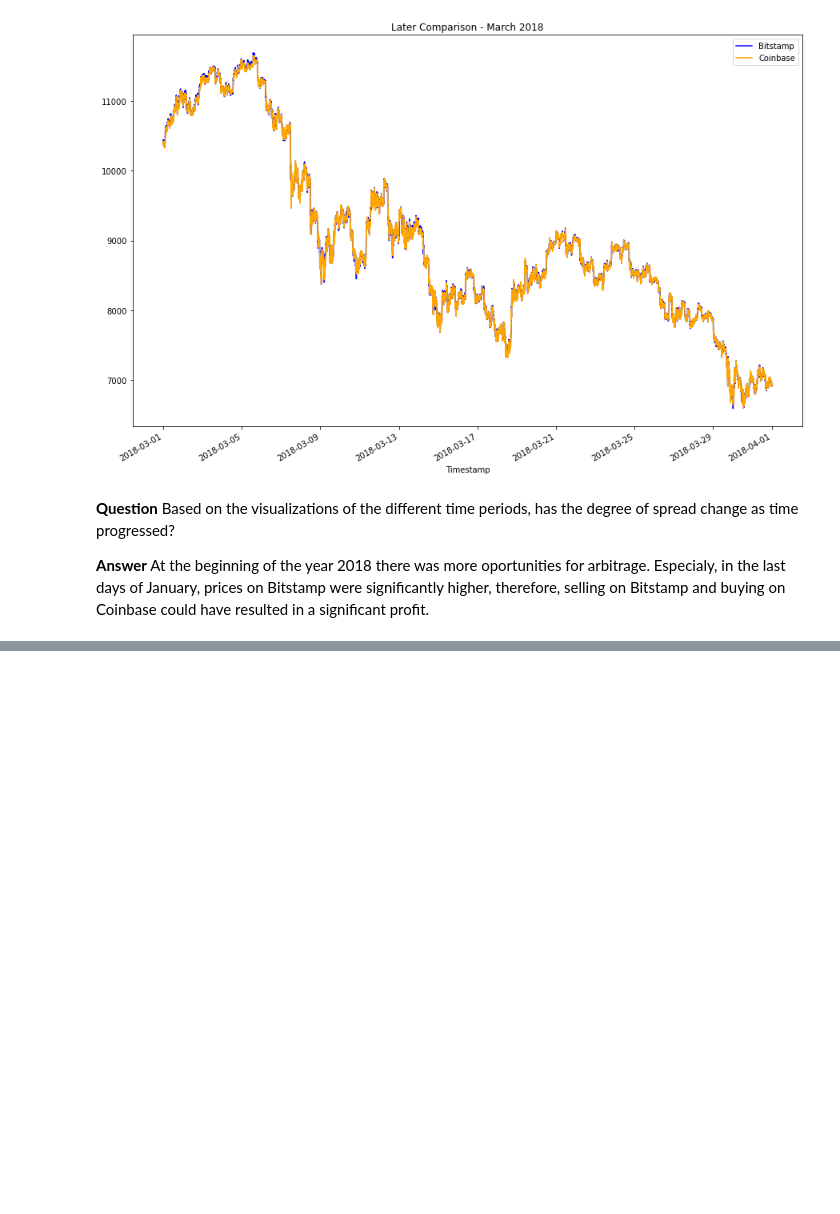
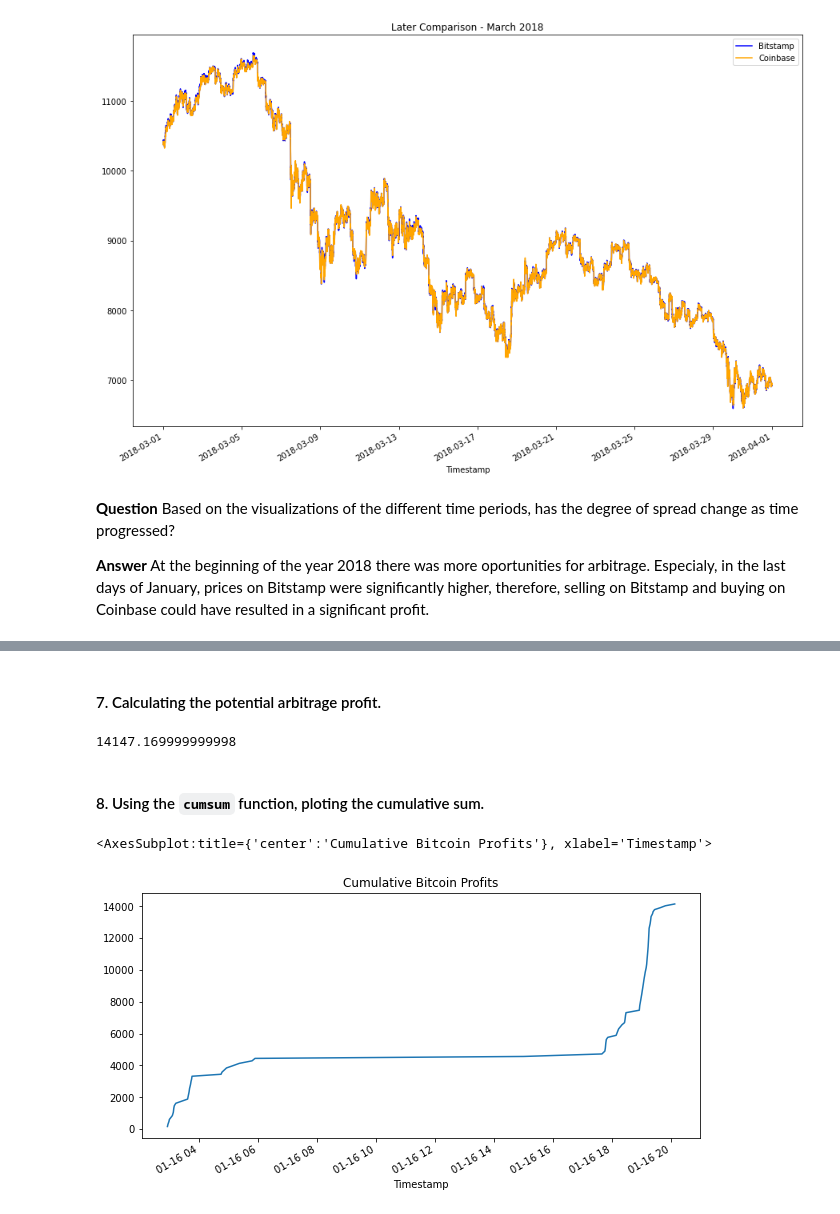
Before and after one commit to MagdaSvim/crypto_arbitrage, a Jupyter notebook: crypto_arbitrage.ipynb, the cells around one changed output, grey strips where cells are left out. Drawn from its saved outputs; the diff is of its cells as text; code cells hidden in the pictures; blank space fills up the shorter version.

```diff
--- a/crypto_arbitrage.ipynb
+++ b/crypto_arbitrage.ipynb
@@ -583,0 +529,18 @@ cumulative_profit_early = # YOUR CODE HERE
+# %% [markdown]
+#### 7. Calculating the potential arbitrage profit.
+# %%
+profit_early_sum=profit_per_trade_early.sum()
+profit_early_sum
+# %% [output]
+14147.169999999998
+# %% [markdown]
+#### 8. Using the `cumsum` function, ploting the cumulative sum.
+# %%
+# Using the cumsum function to calculate the cumulative profits
+cumulative_profit_early = profit_per_trade_early.cumsum()
+# %%
+# Ploting the cumulative sum of profits
+cumulative_profit_early.plot(figsize=(10,5), title="Cumulative Bitcoin Profits")
+# %% [output]
+<AxesSubplot:title={'center':'Cumulative Bitcoin Profits'}, xlabel='Timestamp'>
+[figure, added]
```
Also changed, not shown: parts of 104 cells of this notebook, 1 other file.
